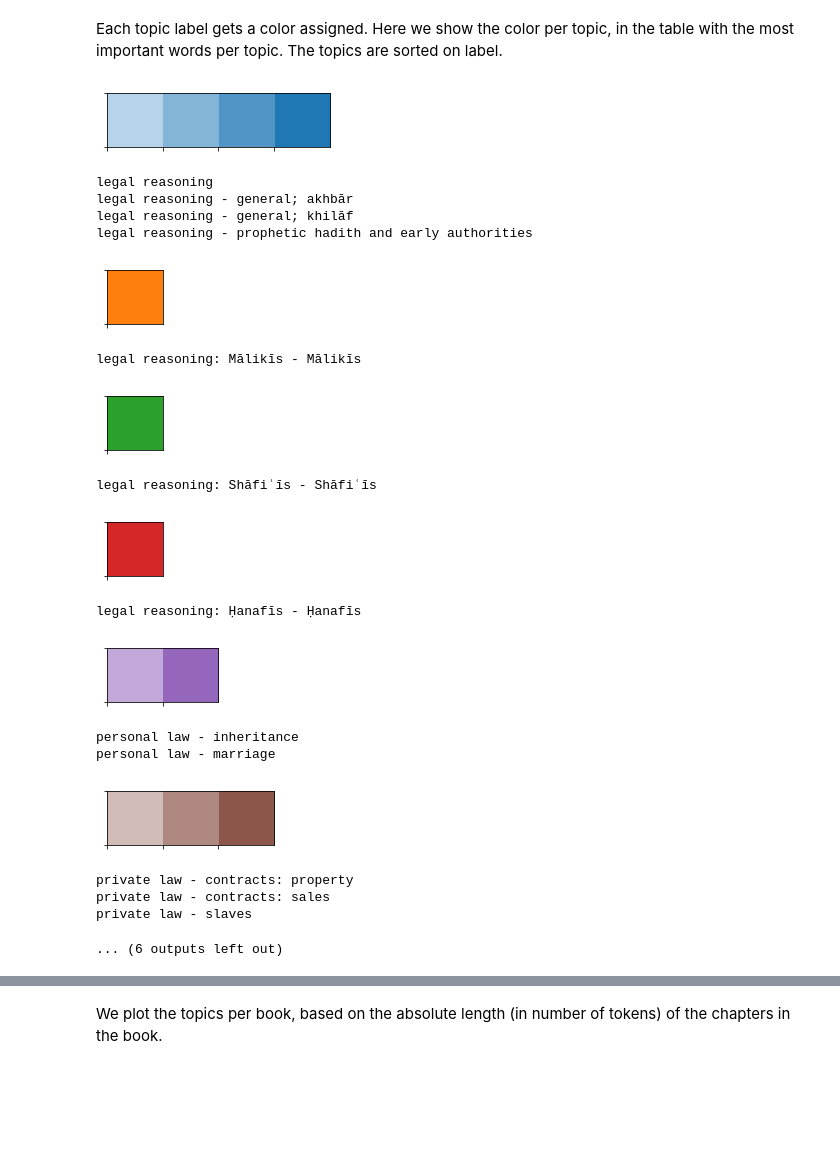
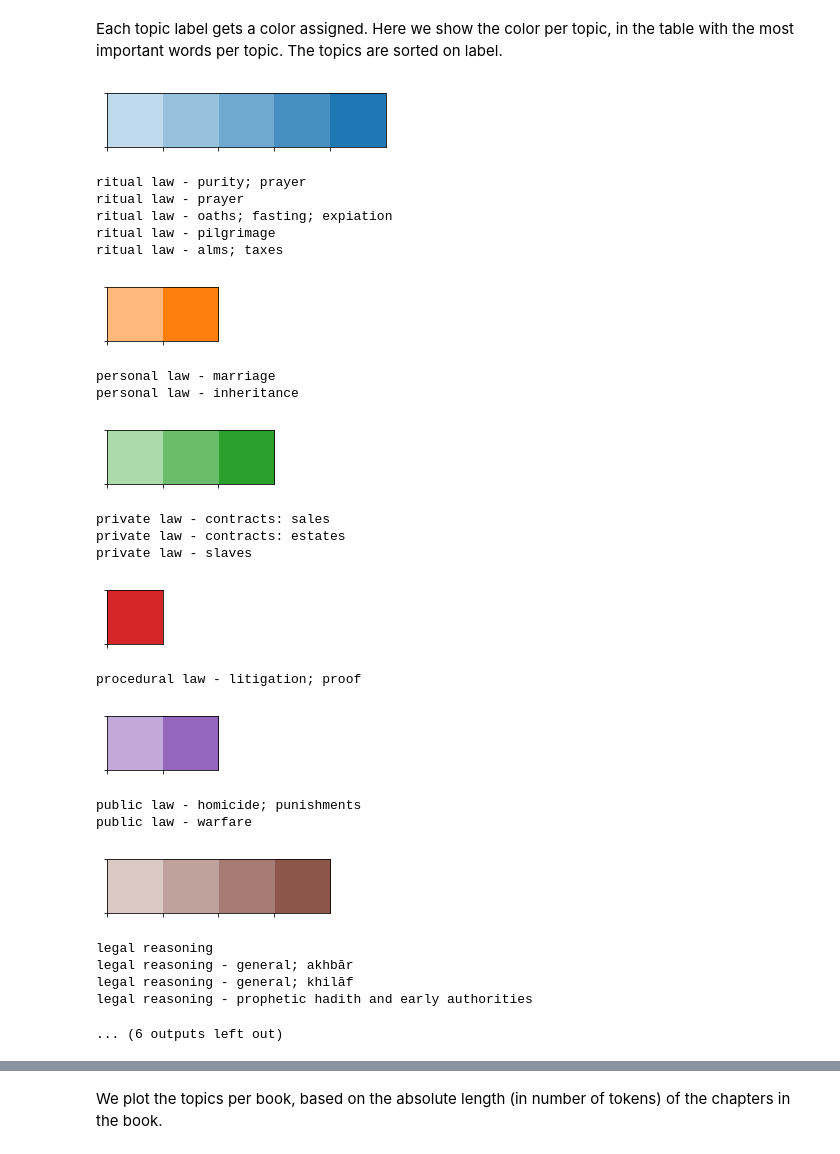
Before and after one commit to arabic-digital-humanities/adhtools, a Jupyter notebook: notebooks/TopicModelingVisualization20.ipynb, the cells around one changed output, grey strips where cells are left out. Saved outputs shown, nothing was run; the diff lists cells and outputs as text; code cells hidden in the pictures; blank space fills up the shorter version.

Commit message:
Changed order of topics in visualization

```diff
--- a/notebooks/TopicModelingVisualization20.ipynb
+++ b/notebooks/TopicModelingVisualization20.ipynb
@@ -11,7 +11,7 @@ import adhtools.utils
 # %%
 fpath = '/media/sf_VBox_Shared/Arabic/Analyses/Fiqh_final2/topicmodeling/fiqh-light10-20/'
 # %%
-df_topics = pd.read_csv(os.path.join(fpath, 'fiqh_light10_topics_20_labeled.csv'), sep=';', index_col=0).fillna('')
+df_topics = pd.read_csv(os.path.join(fpath, 'fiqh_topics_20_labeled.csv'), sep=';', index_col=0).fillna('')
 # %%
 df_topics['label'] = df_topics[['topic_level1', 'topic_level2']].apply(lambda r: ' - '.join([s for s in r if s!='']), axis=1)
 df_topics
@@ -94,3 +109,6 @@ nested_topics = dict(df_topics.groupby('topic_level1').agg(set)['topic_level2'])
+# %%
+topics_level1_sorted = df_topics.sort_values('order')['topic_level1'].drop_duplicates()
+nested_topics = {t: list(df_topics[df_topics.topic_level1==t].sort_values('order')['topic_level2']) for t in topics_level1_sorted}
 # %%
 level1_counts = {k: len(nested_topics[k]) for k in nested_topics}
 # %%
@@ -113,38 +131,43 @@ Each topic label gets a color assigned. Here we show the color per topic, in the
 # %%
 color_dict = {}
 start_colors = sns.color_palette(n_colors=len(level1_counts))
-for i, topic_lev1 in enumerate(nested_topics):
+for i, topic_lev1 in enumerate(topics_level1_sorted):
     if topic_lev1 != 'noise':
         c = start_colors[i] #tuple((np.random.random() for _ in range(3)))
         level2_counts = level1_counts[topic_lev1]
         cmap_sub = sns.light_palette(c, level2_counts+1)[1:]
         sns.palplot(cmap_sub)
         plt.show()
-        for j, topic_lev2 in enumerate(sorted(nested_topics[topic_lev1])):
+        for j, topic_lev2 in enumerate(nested_topics[topic_lev1]):
             label = topic_lev1
             if topic_lev2 != '':
                 label+= ' - ' + topic_lev2
             color_dict[label] = cmap_sub[j]
             print(label)
 # %% [output]
-[figure, old version]
+[figure, new version]
-legal reasoning
-legal reasoning - general; akhbār
-legal reasoning - general; khilāf
-legal reasoning - prophetic hadith and early authorities
+ritual law - purity; prayer
+ritual law - prayer
+ritual law - oaths; fasting; expiation
+ritual law - pilgrimage
+ritual law - alms; taxes
-[figure, old version]
+[figure, new version]
-legal reasoning: Mālikīs - Mālikīs
+personal law - marriage
+personal law - inheritance
-[figure, old version]
+[figure, new version]
-legal reasoning: Shāfiʿīs - Shāfiʿīs
+private law - contracts: sales
+private law - contracts: estates
+private law - slaves
 [figure]
-legal reasoning: Ḥanafīs - Ḥanafīs
+procedural law - litigation; proof
 [figure]
-personal law - inheritance
-personal law - marriage
+public law - homicide; punishments
+public law - warfare
-[figure, old version]
+[figure, new version]
-private law - contracts: property
-private law - contracts: sales
-private law - slaves
+legal reasoning
+legal reasoning - general; akhbār
+legal reasoning - general; khilāf
+legal reasoning - prophetic hadith and early authorities
 ... (6 outputs left out)
 # %%
 #color_list = sns.color_palette(n_colors=len(topic_names))
```
Also changed, not shown: parts of 20 cells of this notebook.
